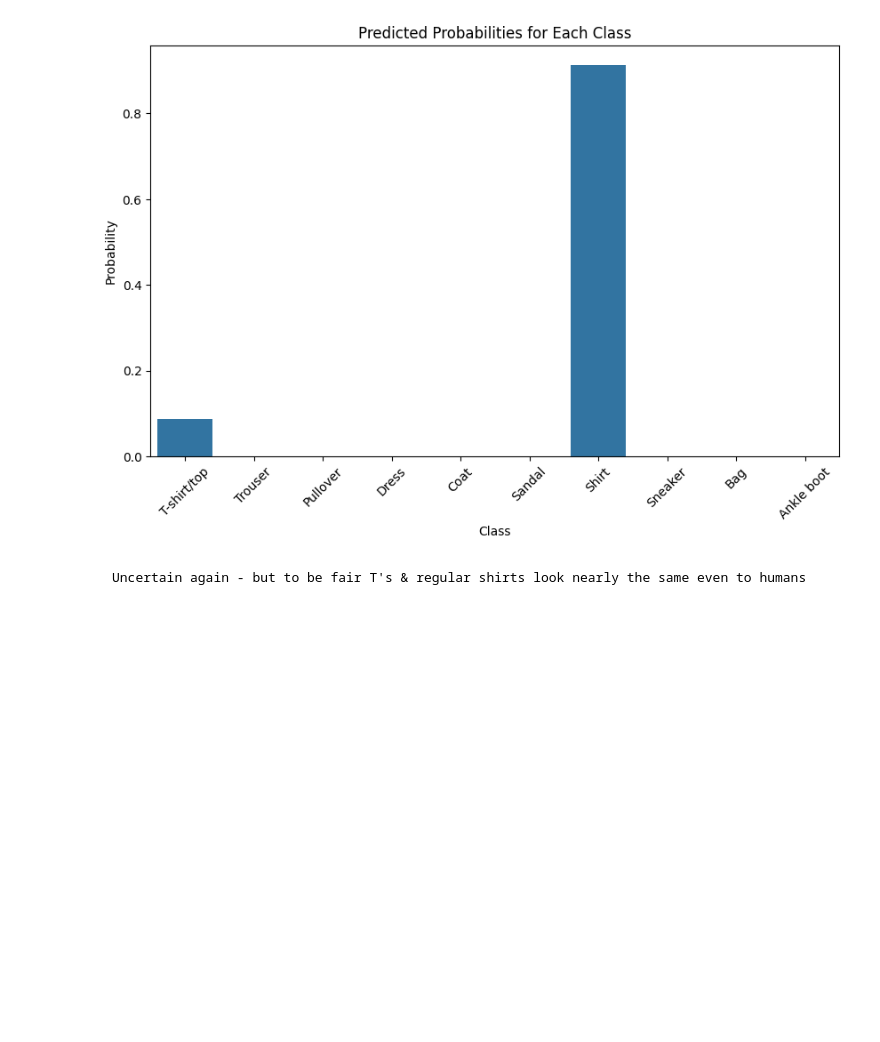
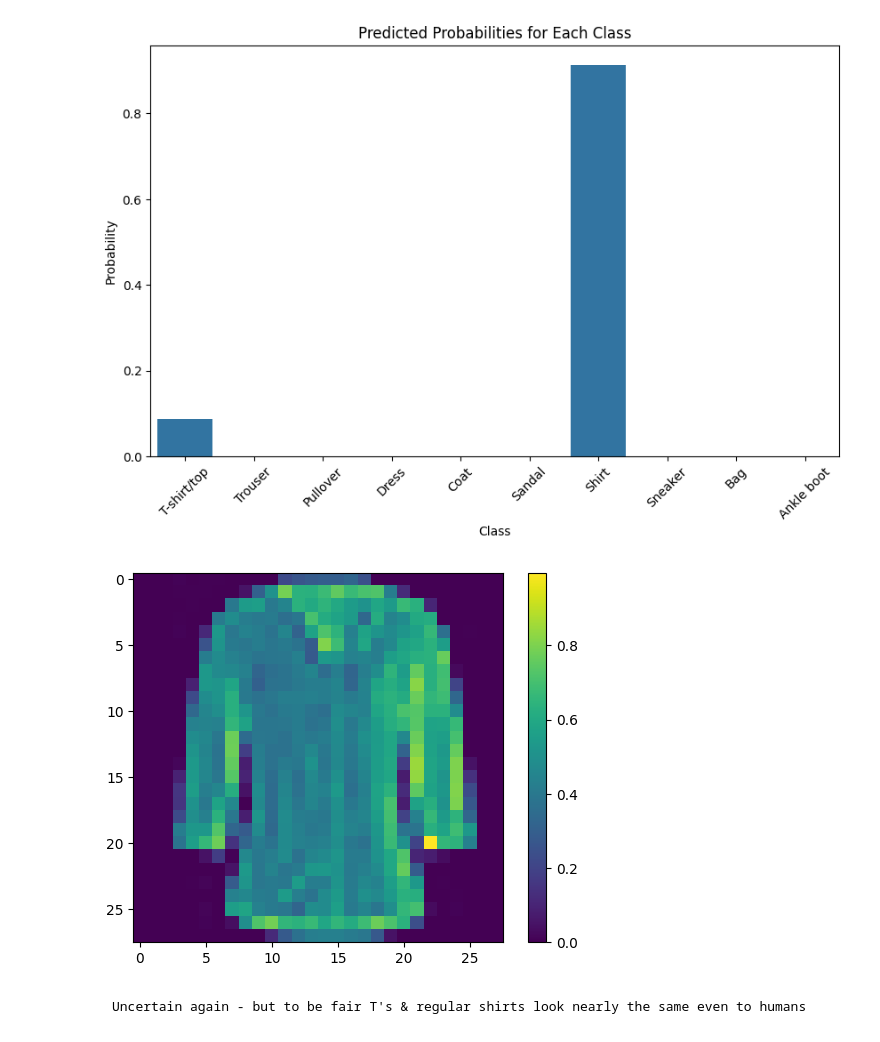
Before and after one commit to almsam/Intro-to-Tensor-Flow, a Jupyter notebook: Part 3 Neural Networks.ipynb, the cells around one changed output. Drawn from its saved outputs; the diff is of its cells as text; code cells hidden in the pictures; blank space fills up the shorter version.

```diff
--- a/Part 3 Neural Networks.ipynb
+++ b/Part 3 Neural Networks.ipynb
@@ -388,5 +396,9 @@ plt.figure(figsize=(10, 6)); sns.barplot(x='Class', y='Probability', data=SNSdf)
 plt.xlabel('Class'); plt.ylabel('Probability'); plt.xticks(rotation=45); plt.show()
 # %% [output]
 [figure]
+# %%
+plt.figure(); plt.imshow(test_images[4]); plt.colorbar(); plt.grid(False); plt.show()
+# %% [output]
+[figure, added]
 # %% [markdown]
     Uncertain again - but to be fair T's & regular shirts look nearly the same even to humans
```
Also changed, not shown: parts of 2 cells of this notebook.
